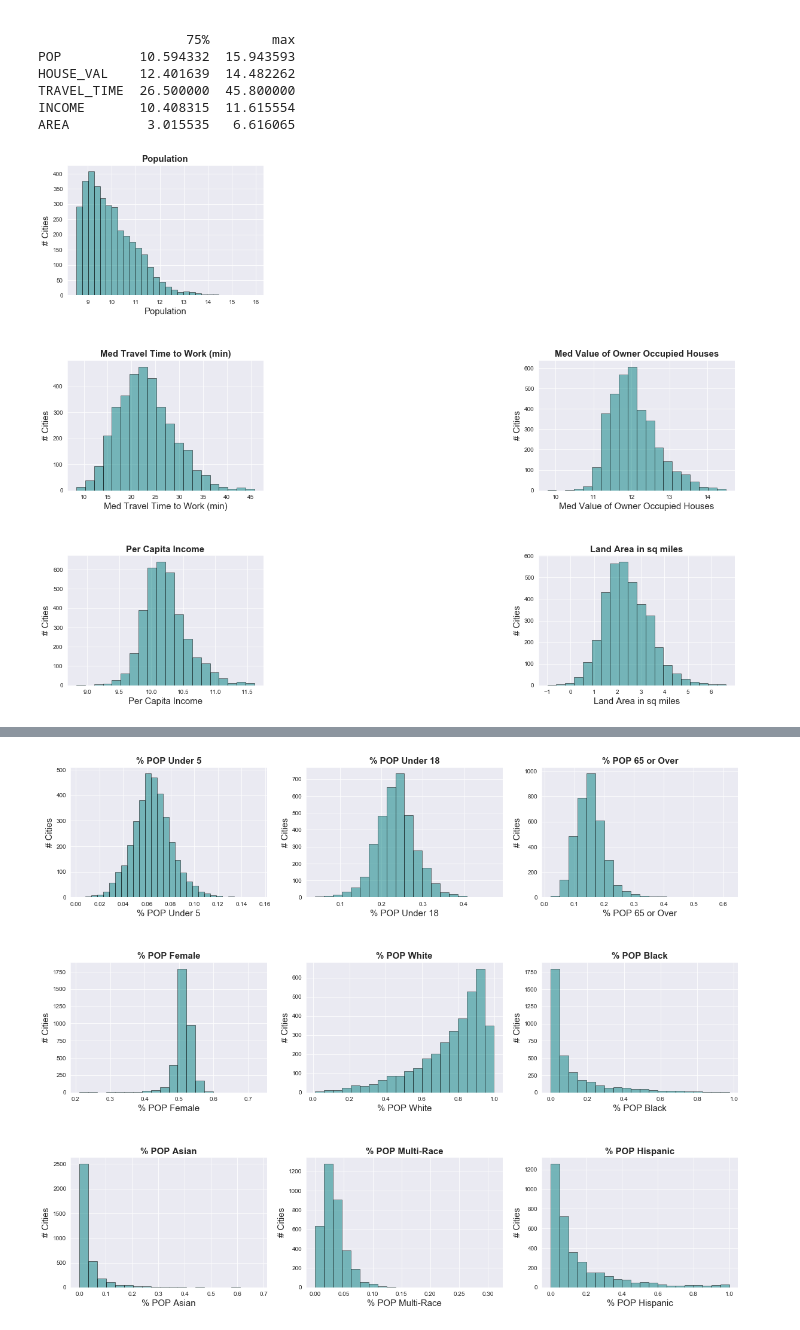
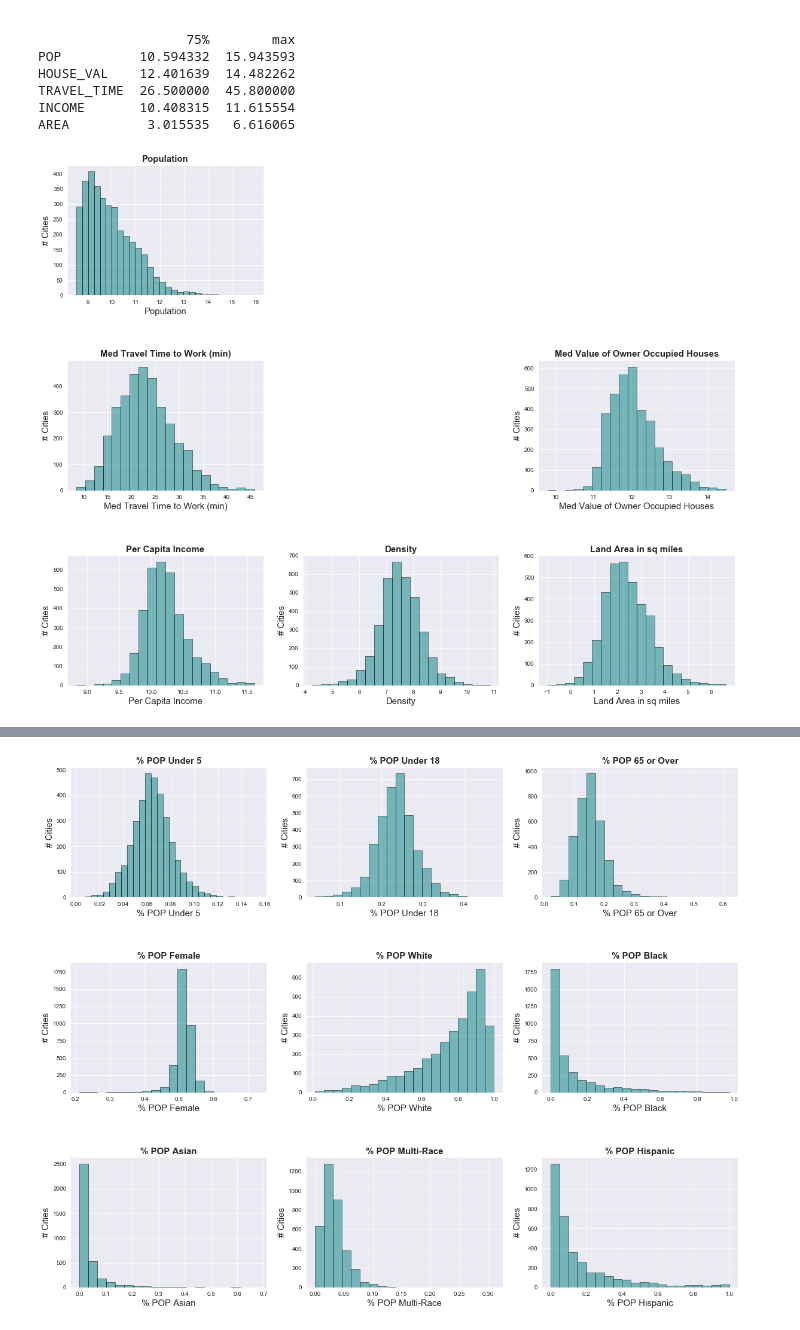
Before and after one commit to CaryMosley/PoliticalAffiliation, a Jupyter notebook: CleanAndEDA.ipynb, the cells around one changed output, grey strips where cells are left out. Drawn from its saved outputs; the diff is of its cells as text; code cells hidden in the pictures.

```diff
--- a/CleanAndEDA.ipynb
+++ b/CleanAndEDA.ipynb
@@ -292,7 +295,7 @@ df['VETERAN'] = (df['VETERAN']/df['POP'])
 Most of the business counts by category can be interprolated from
 the others so removing them for multi-collinearity. People per household and Population per square mile can also be interprolated so dropping them.
 # %%
-df.drop(columns = ['PPH','MEN_FIRM','NON_MINOR_FIRM','NON_VET_FIRM','POP_AREA'],inplace=True)
+df.drop(columns = ['PPH','MEN_FIRM','NON_MINOR_FIRM','NON_VET_FIRM'],inplace=True)
 # %% [markdown]
 Turning columns where we have counts and total into % to standardize
 a bit
@@ -397,5 +400,5 @@ df.shape
 # %%
-logs = ['POP','HOUSE_VAL','RENT','HOUSEHOLDS','HOUSEHOLD_INCOME','INCOME','FIRMS', 'AREA']
+logs = ['POP','HOUSE_VAL','RENT','HOUSEHOLDS','HOUSEHOLD_INCOME','INCOME','FIRMS','POP_AREA', 'AREA']
 for col in logs:
     df[col]=np.log(df[col])
 # %%
@@ -523,39 +526,39 @@ ax4.set_xlabel('Med Travel Time to Work (min)', fontsize = 15)
 ax4.set_ylabel('# Cities',fontsize = 15)
 ax4.set_title('Med Travel Time to Work (min)',fontsize = 15,fontweight='bold')
 
 #ax5 = fig.add_subplot(335)
 #ax5.hist(df['HOUSEHOLD_INCOME'], bins = 20, alpha = .50,edgecolor= 'black',color ='teal')
 #ax5.set_xlabel('Med Household Income', fontsize = 15)
 #ax5.set_ylabel('# Cities',fontsize = 15)
 #ax5.set_title('Med Household Income',fontsize = 15,fontweight='bold')
 
 ax6 = fig.add_subplot(336)
 ax6.hist(df['HOUSE_VAL'], bins = 20, alpha = .50,edgecolor= 'black',color ='teal')
 ax6.set_xlabel('Med Value of Owner Occupied Houses',fontsize = 15)
 ax6.set_ylabel('# Cities',fontsize = 15)
 ax6.set_title('Med Value of Owner Occupied Houses',fontsize = 15,fontweight='bold')
 
 ax7 = fig.add_subplot(337)
 ax7.hist(df['INCOME'], bins = 20, alpha = .50,edgecolor= 'black',color ='teal')
 ax7.set_xlabel('Per Capita Income',fontsize = 15)
 ax7.set_ylabel('# Cities',fontsize = 15)
 ax7.set_title('Per Capita Income',fontsize = 15,fontweight='bold')
 
-#ax8 = fig.add_subplot(338)
-#ax8.hist(df['FIRMS'], bins = 20, alpha = .50,edgecolor= 'black',color ='teal')
-#ax8.set_xlabel('# Businesses', fontsize = 15)
-#ax8.set_ylabel('# Cities',fontsize = 15)
-#ax8.set_title('# Businesses',fontsize = 15,fontweight='bold')
+ax8 = fig.add_subplot(338)
+ax8.hist(df['POP_AREA'], bins = 20, alpha = .50,edgecolor= 'black',color ='teal')
+ax8.set_xlabel('Density', fontsize = 15)
+ax8.set_ylabel('# Cities',fontsize = 15)
+ax8.set_title('Density',fontsize = 15,fontweight='bold')
 
 ax9 = fig.add_subplot(339)
 ax9.hist(df['AREA'], bins = 20, alpha = .50,edgecolor= 'black',color ='teal')
 ax9.set_xlabel('Land Area in sq miles', fontsize = 15)
 ax9.set_ylabel('# Cities',fontsize = 15)
 ax9.set_title('Land Area in sq miles',fontsize = 15,fontweight='bold')
 
 plt.show()
 # %% [output]
-[figure, old version]
+[figure, new version]
 # %%
 
 # Identify non-percentage continuous features
```
Also changed, not shown: parts of 12 cells of this notebook.
